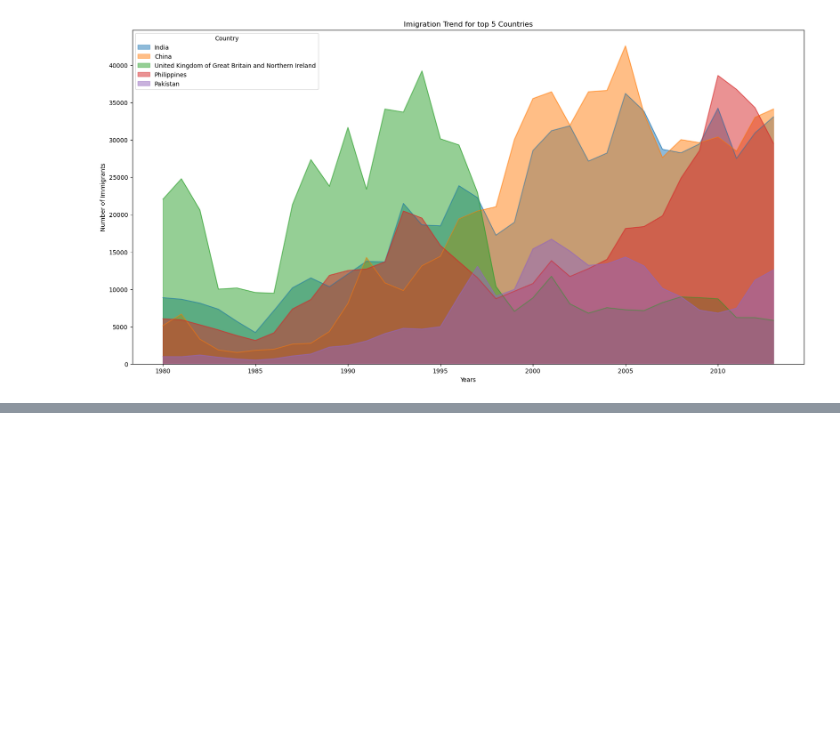
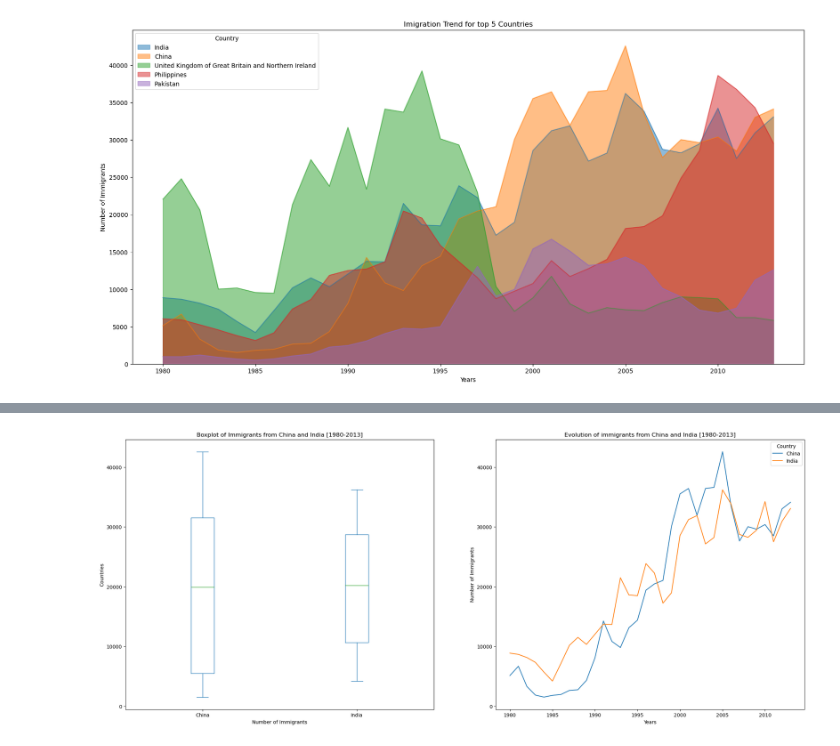
Before and after one commit to rodolphojung/Data-Science-and-Analytics, a Jupyter notebook: analysis-of-immigration-to-canada-from-1980-to-2013.ipynb, the cells around one changed output, grey strips where cells are left out. Drawn from its saved outputs; the diff is of its cells as text; code cells hidden in the pictures; blank space fills up the shorter version.

```diff
--- a/analysis-of-immigration-to-canada-from-1980-to-2013.ipynb
+++ b/analysis-of-immigration-to-canada-from-1980-to-2013.ipynb
@@ -231,0 +245,3 @@ plt.bar_label(bars, fontsize=10, color='blue')
+# %%
+df_CI = df.loc[["China","India"], years].transpose()
+df_CI
@@ -231,0 +266,21 @@ plt.bar_label(bars, fontsize=10, color='blue')
+# %%
+fig = plt.figure()
+ax0 = fig.add_subplot(1,2,1) #1 row, 2 columns, first plot
+ax1 = fig.add_subplot(1,2,2)
+
+#First Subplot: Box Plot
+
+df_CI.plot(kind = "box", vert = True, figsize = (25,10), ax = ax0)
+ax0.set_title ("Boxplot of Immigrants from China and India [1980-2013]")
+ax0.set_xlabel("Number of Immigrants")
+ax0.set_ylabel("Countries")
+
+#Second Subplot: Line Plot
+df_CI.plot(kind = "line", figsize = (25,10), ax = ax1)
+ax1.set_title ("Evolution of immigrants from China and India [1980-2013]")
+ax1.set_xlabel("Years")
+ax1.set_ylabel("Number of Immigrants")
+
+plt.show()
+# %% [output]
+[figure, added]
```
Also changed, not shown: parts of 24 cells of this notebook.
